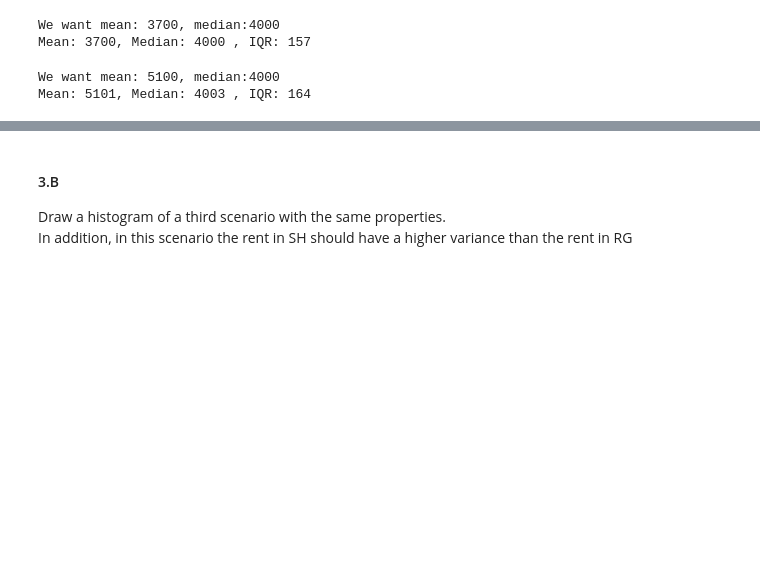
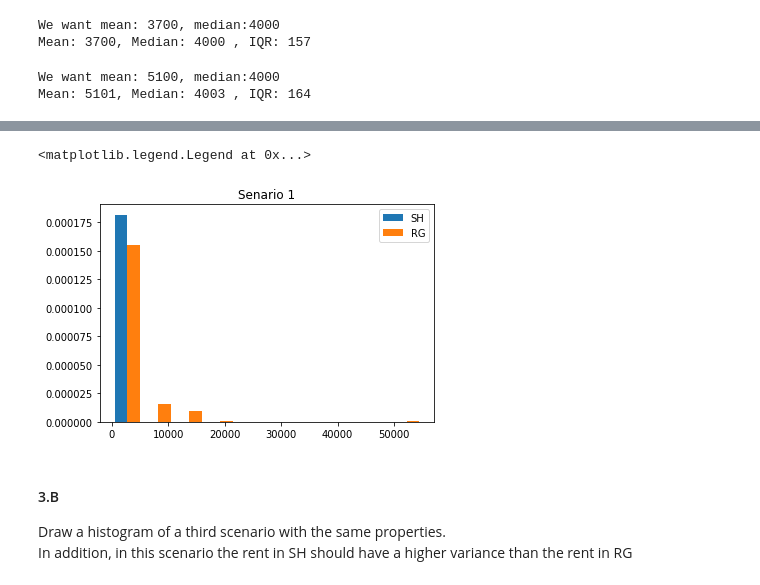
Before and after one commit to mayakerem/StatisticsDataAnalysis, a Jupyter notebook: HW1.ipynb, the cells around one changed output, grey strips where cells are left out. Saved outputs shown, nothing was run; the diff lists cells and outputs as text; code cells hidden in the pictures; blank space fills up the shorter version.

Commit message:
finalized 1, 2a,2b. Maya needs to do 2.c. We need to do the graphs as well

```diff
--- a/HW1.ipynb
+++ b/HW1.ipynb
@@ -232,3 +247,14 @@ array([[<matplotlib.axes._subplots.AxesSubplot object at 0x...>]],
+# %%
+#print(stats.iqr(s_1) < stats.iqr(s_2))
+figure, ax = plt.subplots()
+ax.hist([s_1,s_2], bins = 10, label=['SH','RG'])
+plt.title('Senario 1')
+plt.xlabel('')
+plt.ylabel('')
+plt.legend()
+# %% [output]
+<matplotlib.legend.Legend at 0x...>
+[figure, added]
 # %% [markdown]
 #### 3.B
 Draw a histogram of a third scenario with the same properties. <br>
```
Also changed, not shown: parts of 14 cells of this notebook.
